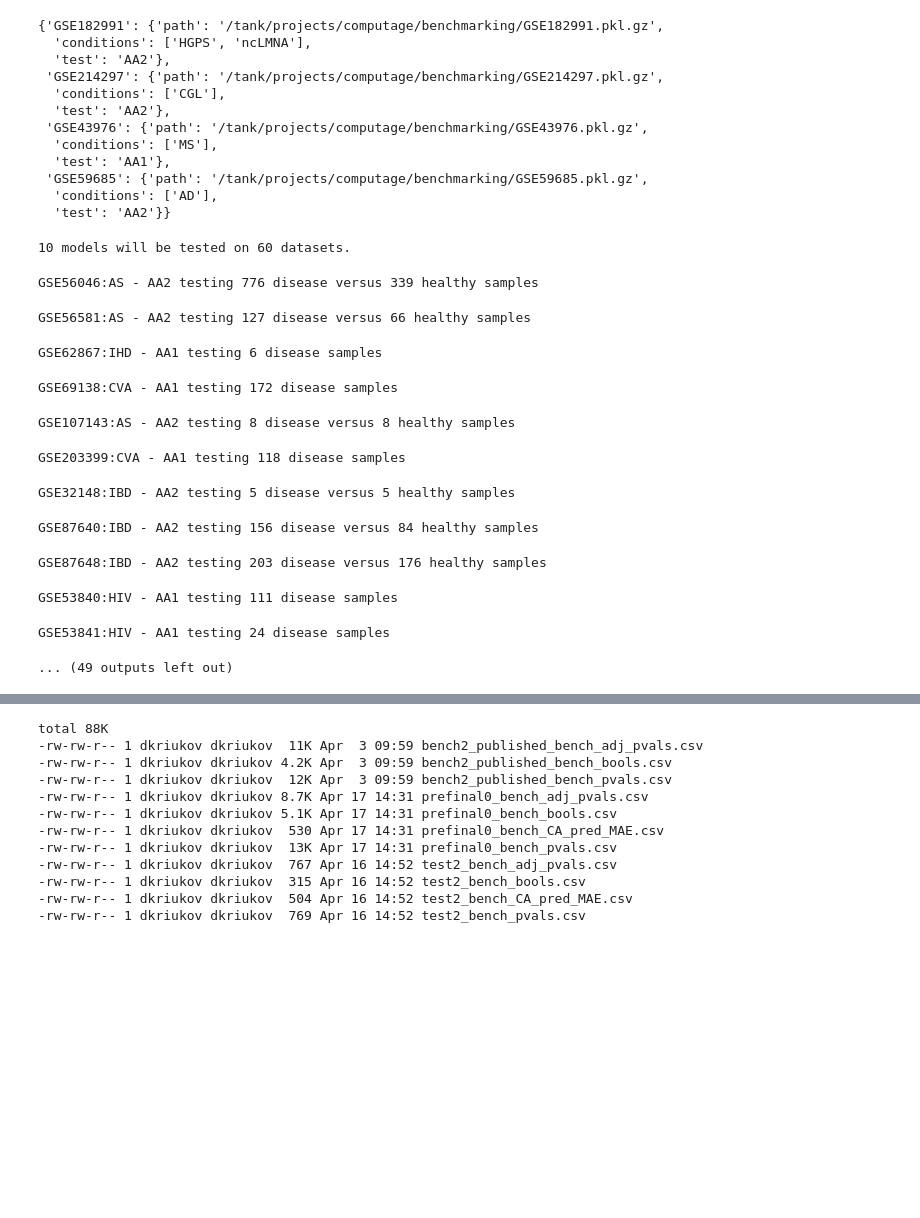
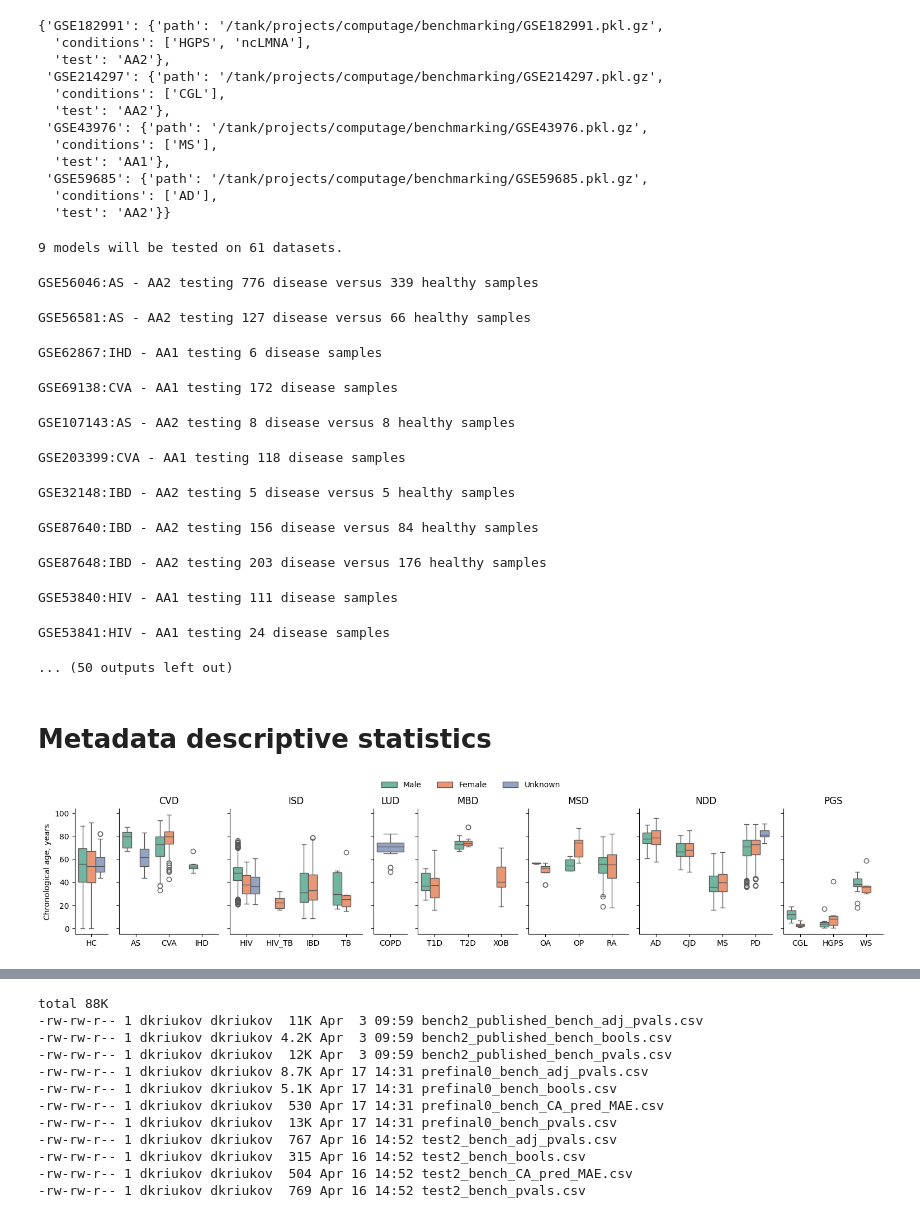
Before and after one commit to ComputationalAgingLab/ComputAge, a Jupyter notebook: benchmarking.ipynb, the cells around one changed output, grey strips where cells are left out. Saved outputs shown, nothing was run; the diff lists cells and outputs as text; code cells hidden in the pictures; blank space fills up the shorter version.

```diff
--- a/benchmarking.ipynb
+++ b/benchmarking.ipynb
@@ -115,8 +112,8 @@ models_config = {
         'YingDamAge':{},
         'YingAdaptAge':{},
         'Horvathv2':{},
-        'PEDBE':{},
         'HRSInCHPhenoAge':{},
+        # 'PEDBE':{},
         # 'GrimAgeV1':{},
         # 'GrimAgeV2':{}
     },
@@ -161,7 +158,7 @@ bench = EpiClocksBenchmarking(
     tissue_types='BSB',
     age_limits = [18, 90],
     age_limits_class_exclusions= ['PGS'],
-    experiment_prefix='prefinal1',
+    experiment_prefix='prefinal2',
     delta_assumption = 'normal',
     correction_threshold=0.05,
     save_results=True,
@@ -170,7 +167,7 @@ bench = EpiClocksBenchmarking(
 )
 bench.run()
 # %% [output]
-10 models will be tested on 60 datasets.
+9 models will be tested on 61 datasets.
 GSE56046:AS - AA2 testing 776 disease versus 339 healthy samples
 GSE56581:AS - AA2 testing 127 disease versus 66 healthy samples
 GSE62867:IHD - AA1 testing 6 disease samples
@@ -182,4 +179,60 @@ GSE87640:IBD - AA2 testing 156 disease versus 84 healthy samples
 GSE87648:IBD - AA2 testing 203 disease versus 176 healthy samples
 GSE53840:HIV - AA1 testing 111 disease samples
 GSE53841:HIV - AA1 testing 24 disease samples
-... (49 outputs left out)
+... (50 outputs left out)
+# %% [markdown]
+# Metadata descriptive statistics
+# %%
+import seaborn as sns
+from matplotlib import pyplot as plt
+from computage.utils.data_utils import cond2class
+full_meta = pd.concat(bench.datasets_metadata.values(), axis=0)
+full_meta['Age'] = full_meta['Age'].astype(float)
+
+full_meta = full_meta[~full_meta['Age'].isna()]
+full_meta = full_meta[~full_meta['Condition'].isna()]
+full_meta = full_meta[~full_meta['Condition'].isin(['Exclude', 'EA', 'UA', 'OBS', 'MDPS', 'MCI'])]
+condition_order = ['HC'] + sorted([c for c in full_meta.Condition.unique() if c not in ['HC']])
+full_meta['Gender'] = full_meta['Gender'].map({'M':'Male', 'F':'Female'})
+full_meta['Gender'] = full_meta['Gender'].fillna('Unknown')
+full_meta['Class'] = ['HC' if c == 'HC' else cond2class([c])[0] for c in full_meta['Condition']]
+class_order = ['HC'] + sorted([c for c in full_meta.Class.unique() if c not in ['HC']])
+full_meta = full_meta.sort_values('Condition')
+# %%
+g = sns.FacetGrid(full_meta, col="Class", sharex=False,
+                  col_order=class_order,
+                  gridspec_kws={"width_ratios":[1, 3, 4, 1, 3, 3, 4, 3]},
+                  height=3.0,
+				  aspect=0.5
+                  )
+g.map(sns.boxplot, "Condition", "Age",  "Gender",
+      **{"hue_order":['Male', 'Female', 'Unknown'],
+         "palette":sns.color_palette('Set2')
+         })
+# palette_box = sns.color_palette('Set2')
+# palette_swarm = sns.color_palette('Set3')
+
+# g.map(sns.violinplot, "Condition", "Age",  "Gender",
+# 		**dict(palette=palette_box, width=0.5, inner=None, cut=0, linewidth=0, native_scale=True))
+# g.map(sns.stripplot, "Condition", "Age",  "Gender",
+# 		**dict(palette=palette_swarm, linewidth=1, edgecolor='w', size=5, native_scale=True))
+# g.map(sns.boxplot, "Condition", "Age",  "Gender",
+# 		**dict(fill=False, width=0.3, medianprops={'color': 'k', 'linewidth': 2}, zorder=3,
+#                         linewidth=1, color='gray', showfliers=False, showcaps=False, native_scale=True))
+
+g.add_legend(**{'ncol':3, 'loc':[0.40, 0.93]})
+g.axes[0][0].set_ylabel('Chronological age, years')
+
+for i in range(len(g.axes[0])):
+	g.axes[0][i].set_xlabel('')
+	cl = g.axes[0][i].get_title().split('= ')[1]
+	if cl != 'HC':
+		g.axes[0][i].set_title(f'{cl}')
+	else:
+		g.axes[0][i].set_title(f'')
+
+plt.tight_layout()
+plt.savefig(f'figures/main/age_statistics.pdf', format='pdf', dpi=200)
+plt.show()
+# %% [output]
+[figure, added]
```
Also changed, not shown: parts of 15 cells of this notebook, 5 other files.
